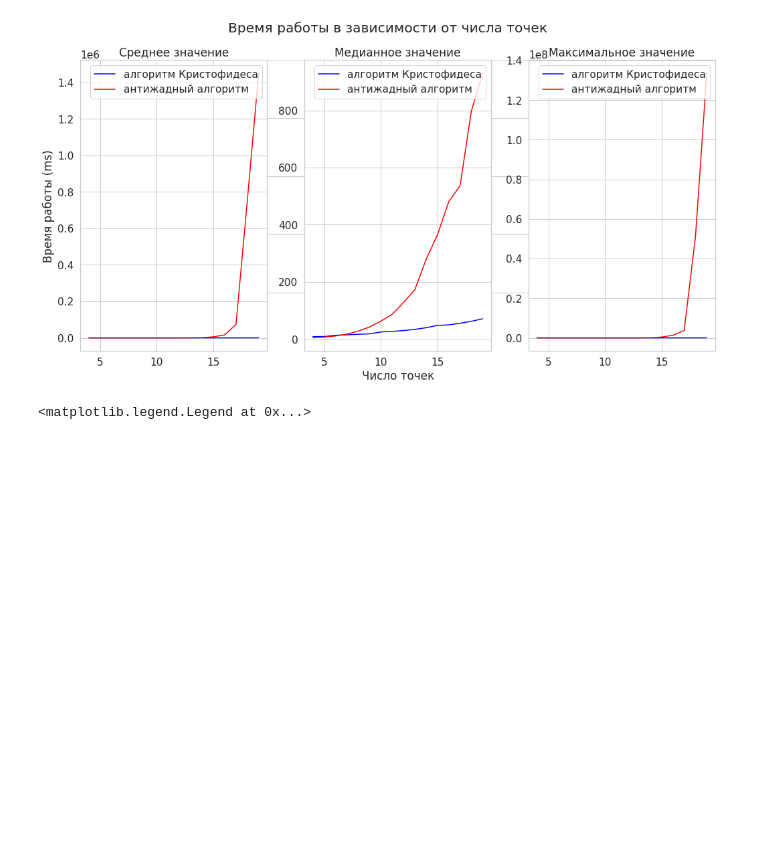
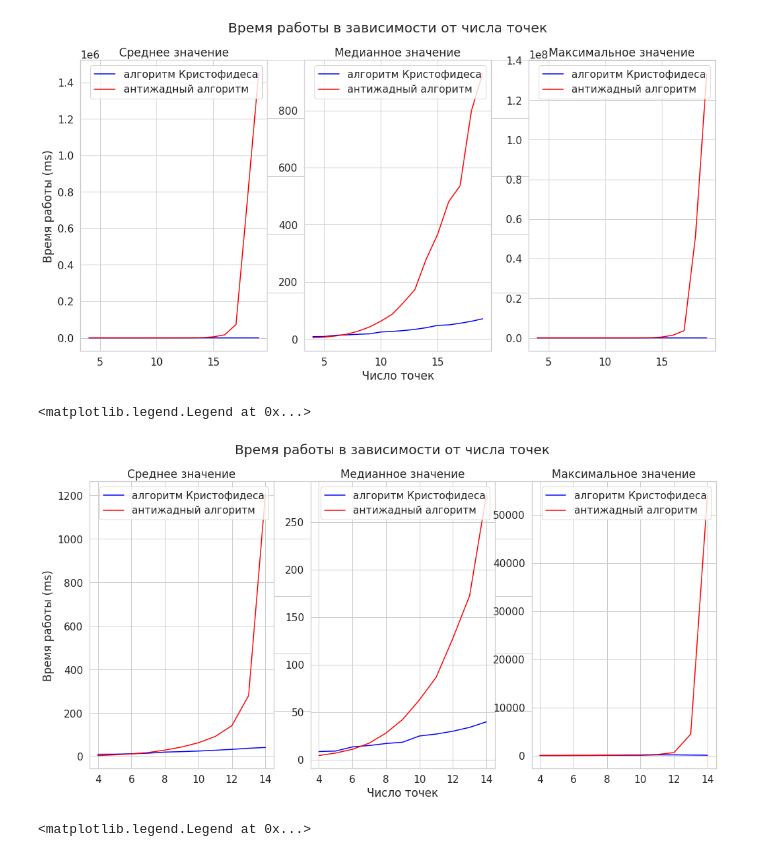
Before and after one commit to trrttrtrsrfewrwed/NaiveTSPapproximation, a Jupyter notebook: bin/TSPAlgoComparison.ipynb, the cells around one changed output. Saved outputs shown, nothing was run; the diff lists cells and outputs as text; code cells hidden in the pictures; blank space fills up the shorter version.

```diff
--- a/bin/TSPAlgoComparison.ipynb
+++ b/bin/TSPAlgoComparison.ipynb
@@ -270,6 +270,64 @@ ax3.legend(loc = 'upper right')
 # %% [output]
 <matplotlib.legend.Legend at 0x...>
 [figure]
+# %%
+chr_stats = chr_stats.iloc[:11]
+antigr_stats = antigr_stats[:11]
+sizes = np.arange(4, 15)
+# %%
+fig = plt.figure(figsize=(17,8))
+fig.suptitle('Время работы в зависимости от числа точек')
+
+ax = fig.add_subplot(111)
+ax.spines['top'].set_color('none')
+ax.spines['bottom'].set_color('none')
+ax.spines['left'].set_color('none')
+ax.spines['right'].set_color('none')
+ax.tick_params(labelcolor='w', top=False, bottom=False, left=False, right=False)
+ax.set_xlabel('Число точек')
+
+ax1 = fig.add_subplot(131)
+ax2 = fig.add_subplot(132)
+ax3 = fig.add_subplot(133)
+
+ax1.plot(sizes,
+         chr_stats['mean'] * 100,
+         color = 'blue',
+         label = 'алгоритм Кристофидеса')
+ax1.plot(sizes,
+         antigr_stats['mean'] * 100,
+         color = 'red',
+         label = 'антижадный алгоритм')
+ax1.set_title("Среднее значение")
+ax1.set_ylabel('Время работы (ms)')
+ax1.legend(loc = 'upper right')
+
+
+ax2.plot(sizes,
+         chr_stats['50%'] * 100,
+         color = 'blue',
+         label = 'алгоритм Кристофидеса')
+ax2.plot(sizes,
+         antigr_stats['50%'] * 100,
+         color = 'red',
+         label = 'антижадный алгоритм')
+ax2.set_title("Медианное значение")
+ax2.legend(loc = 'upper right')
+
+ax3.plot(sizes,
+         chr_stats['max'] * 100,
+         color = 'blue',
+         label = 'алгоритм Кристофидеса')
+ax3.plot(sizes,
+         antigr_stats['max'] * 100,
+         color = 'red',
+         label = 'антижадный алгоритм')
+ax3.set_title("Максимальное значение")
+
+ax3.legend(loc = 'upper right')
+# %% [output]
+<matplotlib.legend.Legend at 0x...>
+[figure, added]
 # %%
 fig = plt.figure(figsize=(17,8))
 fig.suptitle('Время работы алгоритма Кристофидеса в зависимости от числа точек')
```
